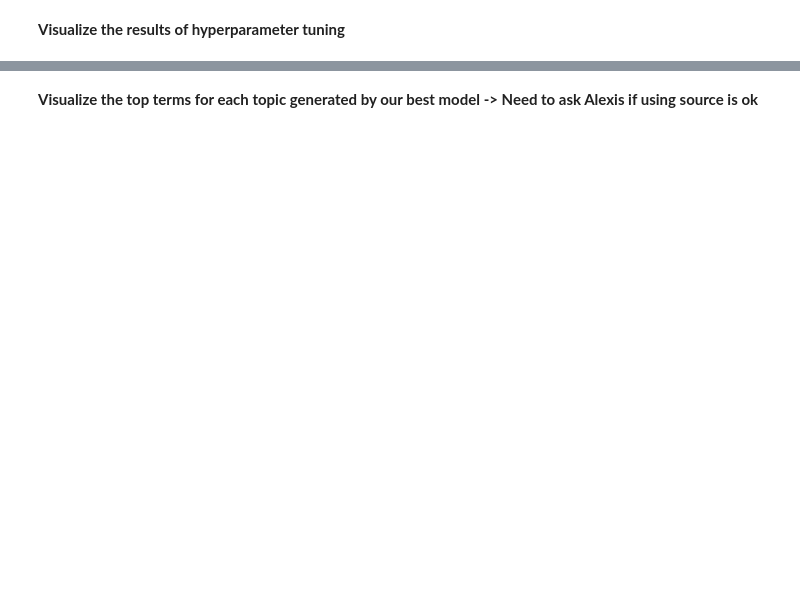
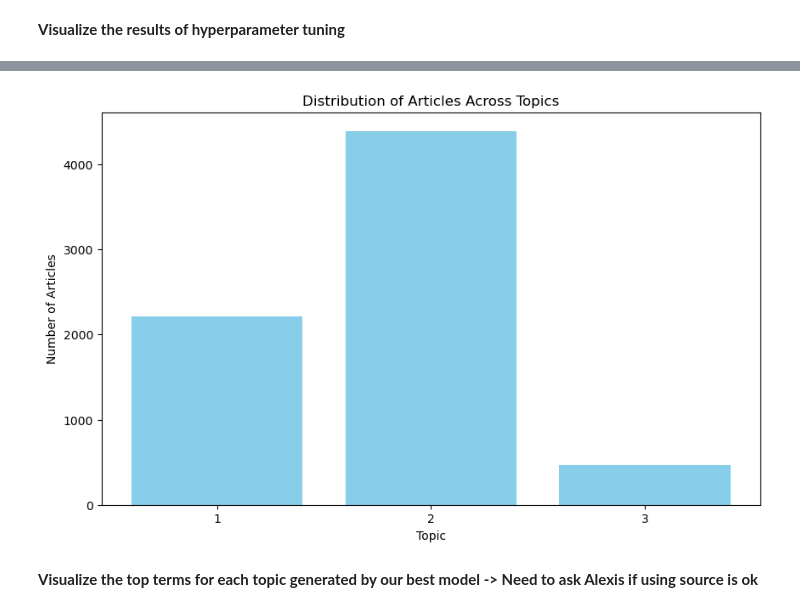
Before and after one commit to akiwarheit/siads-696-nyt, a Jupyter notebook: notebooks/NMF.ipynb, the cells around one changed output, grey strips where cells are left out. Drawn from its saved outputs; the diff is of its cells as text; code cells hidden in the pictures; blank space fills up the shorter version.

```diff
--- a/notebooks/NMF.ipynb
+++ b/notebooks/NMF.ipynb
@@ -145,3 +154,20 @@ Topic 8: ['quotation', 'day', 'not', 'briefing', 'think', 'saturday', 'here', 'k
+# %%
+#get the dominant topic for each document
+dominant_topics = np.argmax(best_W, axis=1)
+#count the articles for each topic
+articles_per_topic = np.bincount(dominant_topics, minlength=best_model.n_components)
+
+# visual the distribution
+plt.figure(figsize=(10, 6))
+topics = range(1, best_model.n_components + 1)
+plt.bar(topics, articles_per_topic, color='skyblue')
+plt.xlabel('Topic')
+plt.ylabel('Number of Articles')
+plt.title('Distribution of Articles Across Topics')
+plt.xticks(topics)  # Ensure we have a tick for every topic
+plt.show()
+# %% [output]
+[figure, added]
 # %% [markdown]
 **Visualize the top terms for each topic generated by our best model -> Need to ask Alexis if using source is ok**
 # %%
```
Also changed, not shown: parts of 16 cells of this notebook.
